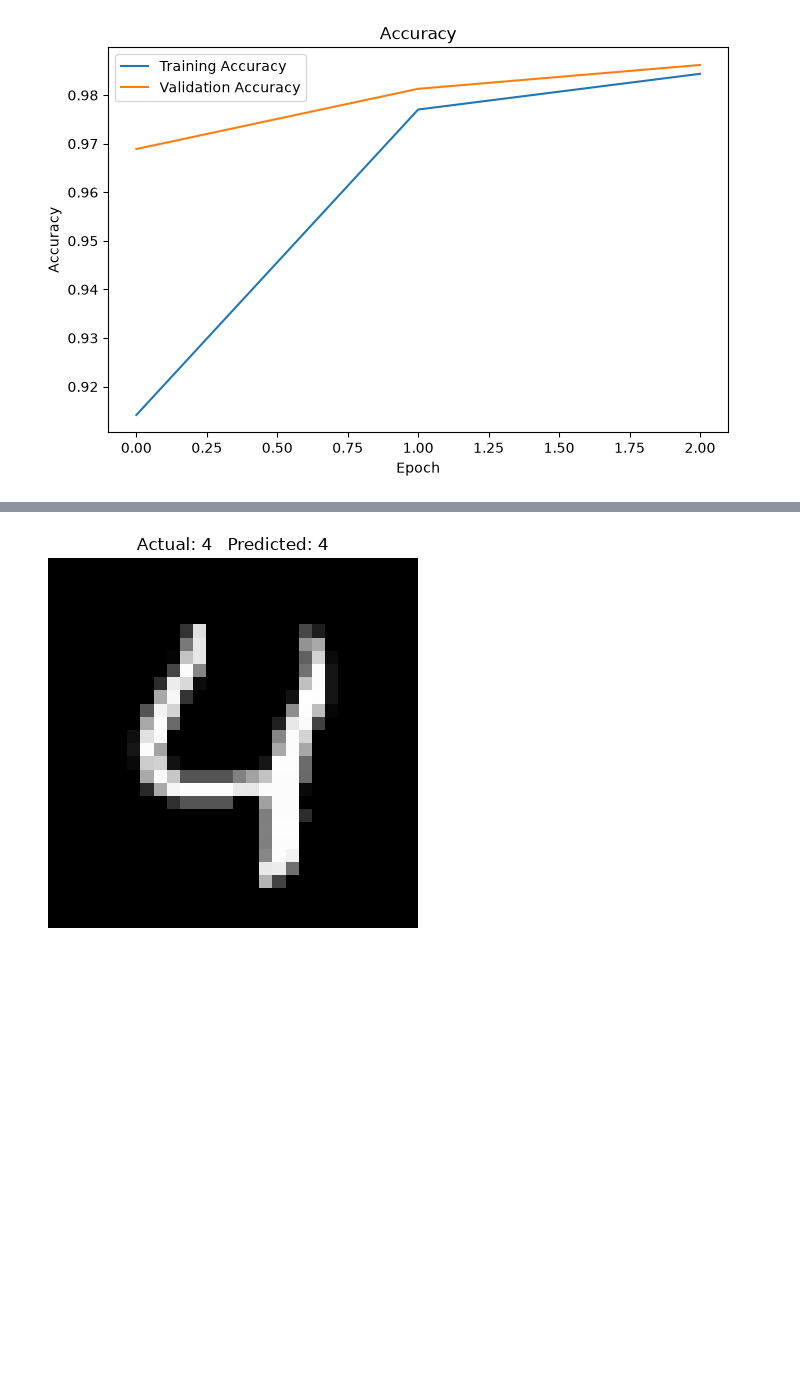
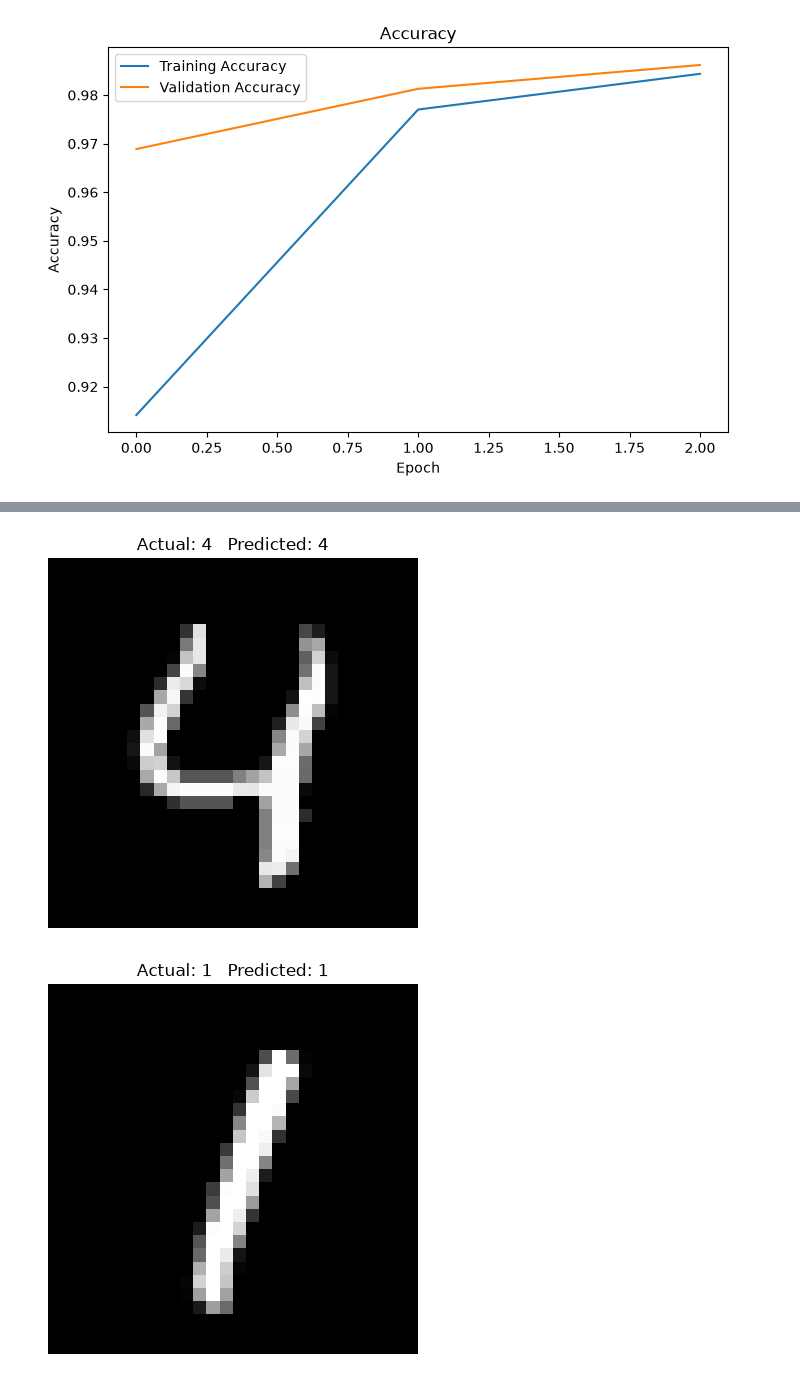
Before and after one commit to Uzair047C/computer_visions_labs, a Jupyter notebook: module_4/cnn/cnn_via_tf.ipynb, the cells around one changed output, grey strips where cells are left out. Cells and saved outputs as stored; diff of their text form; code cells hidden in the pictures; blank space fills up the shorter version.

```diff
--- a/module_4/cnn/cnn_via_tf.ipynb
+++ b/module_4/cnn/cnn_via_tf.ipynb
@@ -142,10 +142,10 @@ plt.show()
 # Predict First 5 Images
 # ---------------------------------
 
-predictions = model.predict(x_test[:5])
+predictions = model.predict(x_test[:10])
 predicted_labels = np.argmax(predictions, axis=1)
 
-for i in range(5):
+for i in range(10):
     plt.imshow(x_test[i].reshape(28,28), cmap="gray")
     plt.title(f"Actual: {y_test[i]}   Predicted: {predicted_labels[i]}")
     plt.axis("off")
@@ -155,5 +155,6 @@ for i in range(5):
 [figure]
 [figure]
 [figure]
 [figure]
 [figure]
+[figure, added]
```
Also changed, not shown: parts of 1 cell of this notebook.
